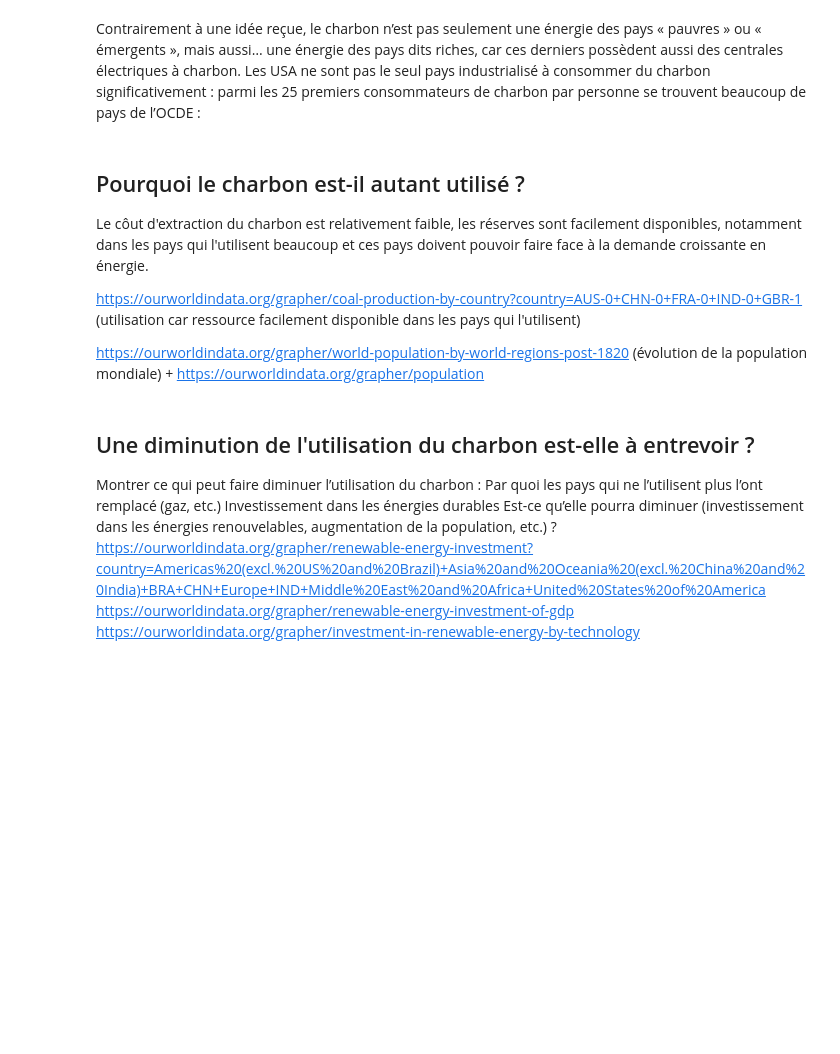
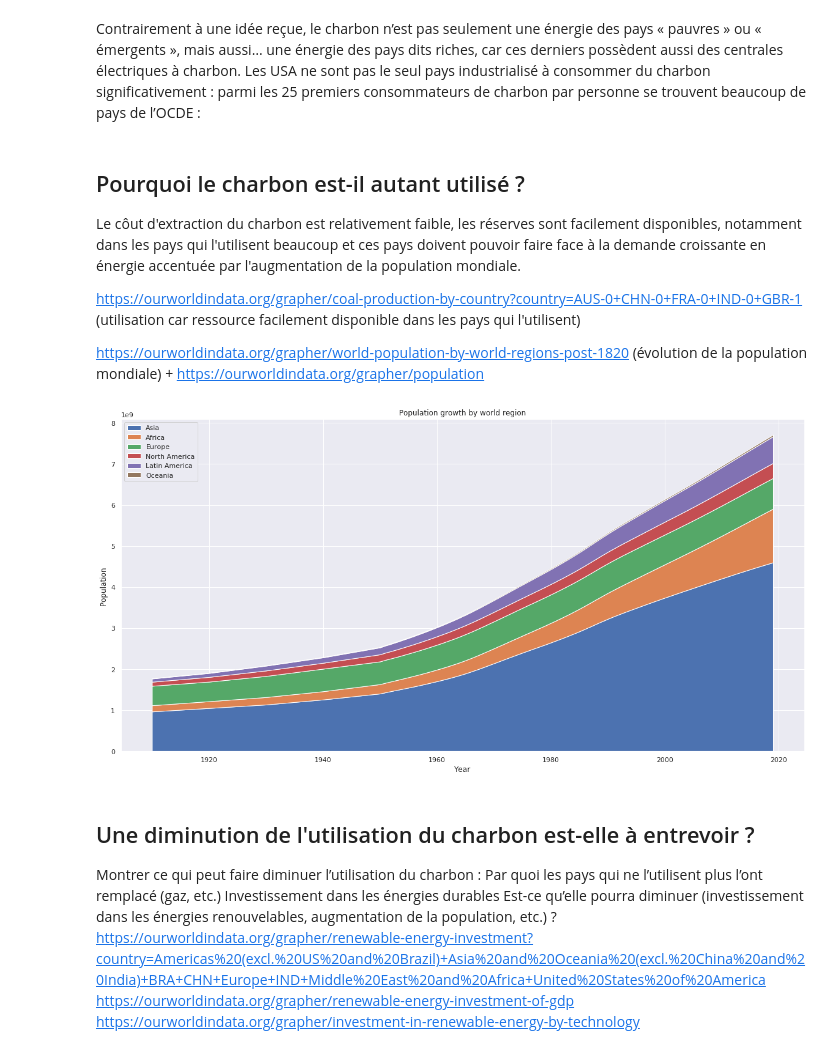
Before and after one commit to xavierbrt/telecom-hackaton-energie, a Jupyter notebook: Hackathon - Fichier principal.ipynb, the cells around one changed output. Saved outputs shown, nothing was run; the diff lists cells and outputs as text; code cells hidden in the pictures; blank space fills up the shorter version.

```diff
--- a/Hackathon - Fichier principal.ipynb
+++ b/Hackathon - Fichier principal.ipynb
@@ -31,7 +193,7 @@ Contrairement à une idée reçue, le charbon n’est pas seulement une énergie
 # Graphe des consommateurs de charbon par personne
 # %% [markdown]
 ## Pourquoi le charbon est-il autant utilisé ?
-Le côut d'extraction du charbon est relativement faible, les réserves sont facilement disponibles, notamment dans les pays qui l'utilisent beaucoup et ces pays doivent pouvoir faire face à la demande croissante en énergie.
+Le côut d'extraction du charbon est relativement faible, les réserves sont facilement disponibles, notamment dans les pays qui l'utilisent beaucoup et ces pays doivent pouvoir faire face à la demande croissante en énergie accentuée par l'augmentation de la population mondiale.
 
 
 https://ourworldindata.org/grapher/coal-production-by-country?country=AUS-0+CHN-0+FRA-0+IND-0+GBR-1 (utilisation car ressource facilement disponible dans les pays qui l'utilisent)
@@ -44,3 +204,35 @@ https://ourworldindata.org/grapher/world-population-by-world-regions-post-1820 (
+# %%
+url = "world-population-by-world-regions-post-1820.csv"
+
+df_population = pd.read_csv(url)
+
+df_popu_growth= df_population[df_population['Code'].isna()]
+df_popu_growth_from_1900 = df_popu_growth[df_popu_growth['Year'] > 1900].sort_values(by = "Population")
+df_popu_growth_from_1900= df_popu_growth_from_1900[df_popu_growth_from_1900['Entity']!= "Saint Barthlemy"] #
+
+# Data
+pop_Asia = df_popu_growth_from_1900[df_popu_growth_from_1900['Entity'] == 'Asia'].Population
+pop_Africa = df_popu_growth_from_1900[df_popu_growth_from_1900['Entity'] == 'Africa'].Population
+pop_Europe = df_popu_growth_from_1900[df_popu_growth_from_1900['Entity'] == 'Europe'].Population
+pop_Latin_America = df_popu_growth_from_1900[df_popu_growth_from_1900['Entity'] == 'Latin America'].Population
+pop_North_America = df_popu_growth_from_1900[df_popu_growth_from_1900['Entity'] == 'North America'].Population
+pop_Oceania = df_popu_growth_from_1900[df_popu_growth_from_1900['Entity'] == 'Oceania'].Population
+# %%
+# Graphe sur l'évolution de la population
+sns.set()
+x = df_popu_growth_from_1900[df_popu_growth_from_1900['Entity'] == 'Asia'].Year  # pour recuperer les annees de 1910 à 2019
+y = [pop_Asia, pop_Africa, pop_Europe, pop_North_America, pop_Latin_America, pop_Oceania]
+
+plt.figure(figsize=(20,10))
+plt.stackplot(x,y, labels=['Asia','Africa','Europe','North America', 'Latin America', 'Oceania'])
+plt.legend(loc='upper left')
+plt.title ('Population growth by world region')
+plt.ylabel("Population ")
+plt.xlabel("Year")
+
+plt.show()
+# %% [output]
+[figure, added]
 # %% [markdown]
 ## Une diminution de l'utilisation du charbon est-elle à entrevoir ?
 
```
Also changed, not shown: parts of 11 cells of this notebook.
